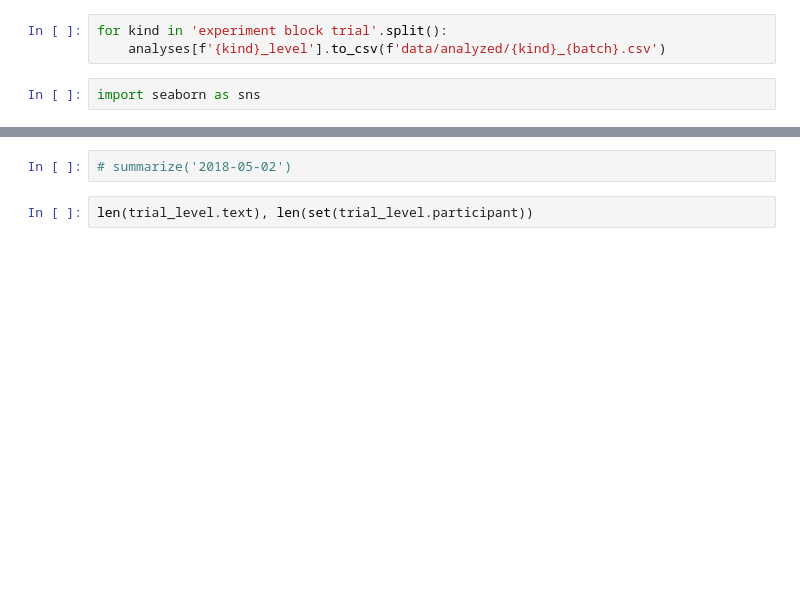
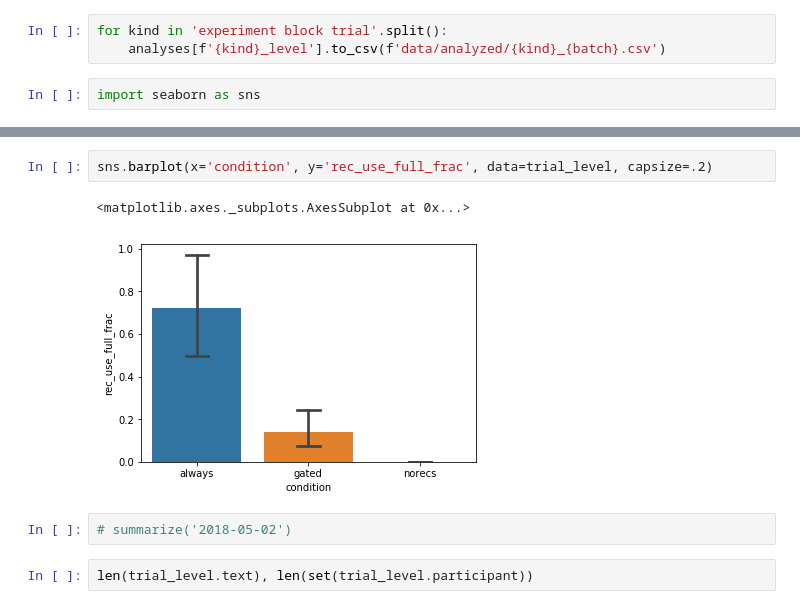
Before and after one commit to kcarnold/textrec, a Jupyter notebook: notebooks/Analyze Gating.ipynb, the cells around one changed output, grey strips where cells are left out. Drawn from its saved outputs; the diff is of its cells as text; blank space fills up the shorter version.

```diff
--- a/notebooks/Analyze Gating.ipynb
+++ b/notebooks/Analyze Gating.ipynb
@@ -172,3 +207,8 @@ sns.barplot(x='condition', y='num_tapSugg_any', data=trial_level, capsize=.2)
+# %%
+sns.barplot(x='condition', y='rec_use_full_frac', data=trial_level, capsize=.2)
+# %% [output]
+<matplotlib.axes._subplots.AxesSubplot at 0x...>
+[figure, added]
 # %%
 # summarize('2018-05-02')
 # %%
```
Also changed, not shown: parts of 25 cells of this notebook.
